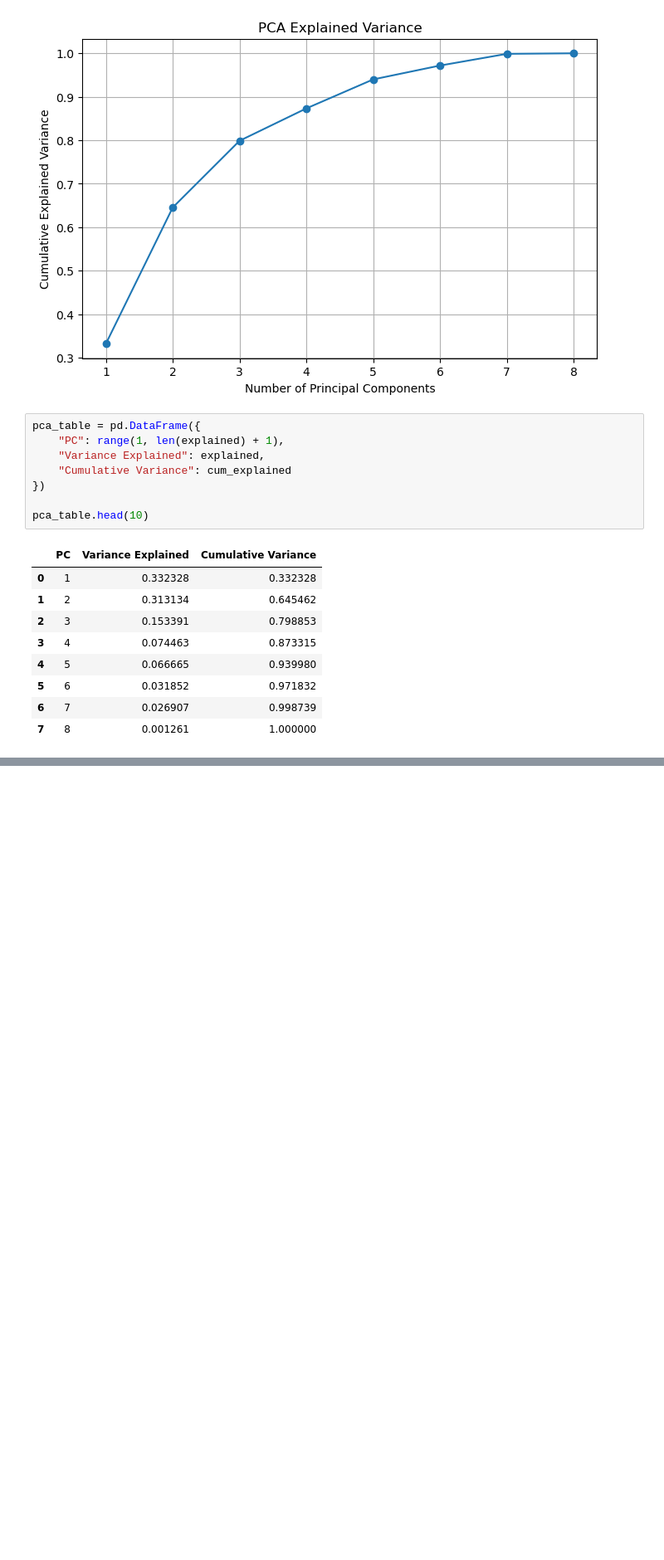
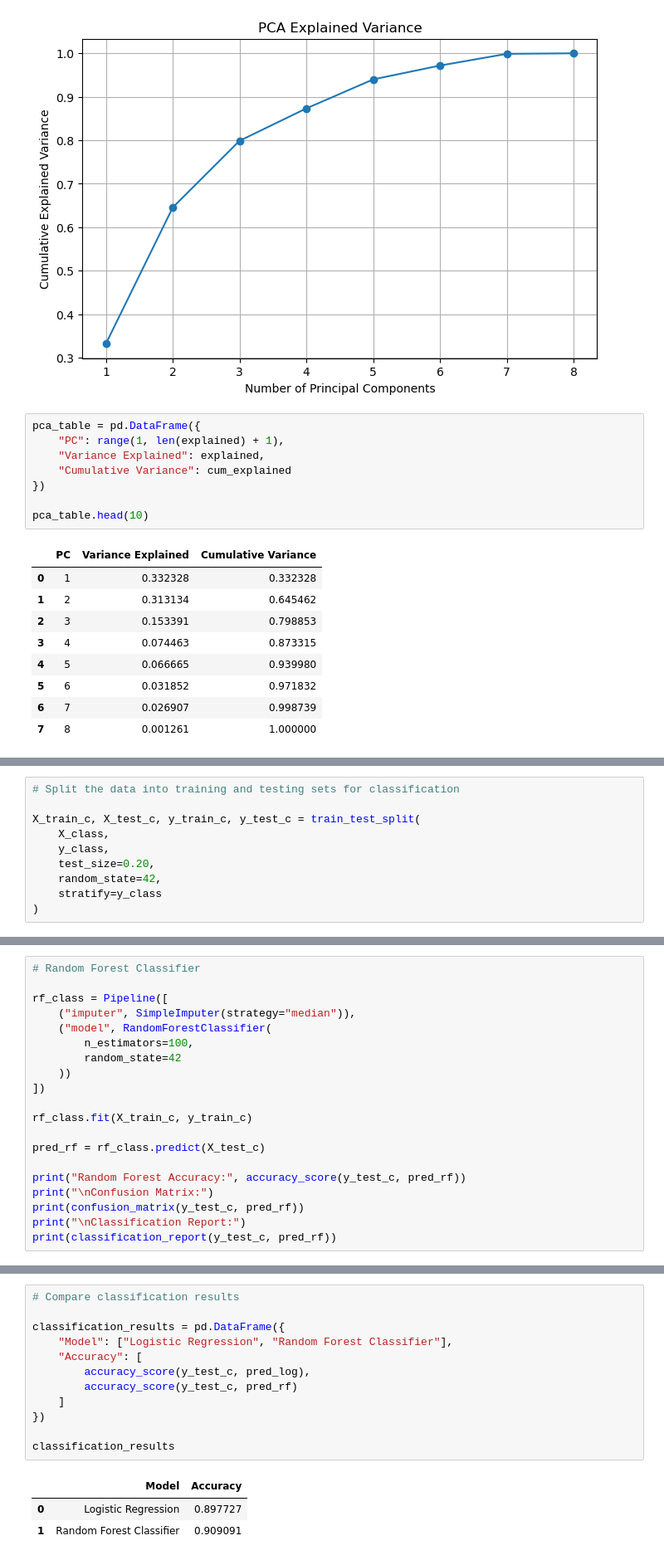
Before and after one commit to Fenny2109/MRI-Brain-Tumor-Volume-Prediction, a Jupyter notebook: Project_MRI_vs_Age.ipynb, the cells around one changed output, grey strips where cells are left out. Shown at 83% size. Drawn from its saved outputs; the diff is of its cells as text; blank space fills up the shorter version.

```diff
--- a/Project_MRI_vs_Age.ipynb
+++ b/Project_MRI_vs_Age.ipynb
@@ -582,0 +828,10 @@ pca_table.head(10)
+# %%
+# Split the data into training and testing sets for classification
+
+X_train_c, X_test_c, y_train_c, y_test_c = train_test_split(
+    X_class,
+    y_class,
+    test_size=0.20,
+    random_state=42,
+    stratify=y_class
+)
@@ -582,0 +872,20 @@ pca_table.head(10)
+# %%
+# Random Forest Classifier
+
+rf_class = Pipeline([
+    ("imputer", SimpleImputer(strategy="median")),
+    ("model", RandomForestClassifier(
+        n_estimators=100,
+        random_state=42
+    ))
+])
+
+rf_class.fit(X_train_c, y_train_c)
+
+pred_rf = rf_class.predict(X_test_c)
+
+print("Random Forest Accuracy:", accuracy_score(y_test_c, pred_rf))
+print("\nConfusion Matrix:")
+print(confusion_matrix(y_test_c, pred_rf))
+print("\nClassification Report:")
+print(classification_report(y_test_c, pred_rf))
@@ -583 +908,17 @@ pca_table.head(10)
+# %%
+# Compare classification results
+
+classification_results = pd.DataFrame({
+    "Model": ["Logistic Regression", "Random Forest Classifier"],
+    "Accuracy": [
+        accuracy_score(y_test_c, pred_log),
+        accuracy_score(y_test_c, pred_rf)
+    ]
+})
+
+classification_results
+# %% [output]
+|  | Model | Accuracy |
+| 0 | Logistic Regression | 0.897727 |
+| 1 | Random Forest Classifier | 0.909091 |
 # %% [markdown]
```
Also changed, not shown: parts of 28 cells of this notebook.
